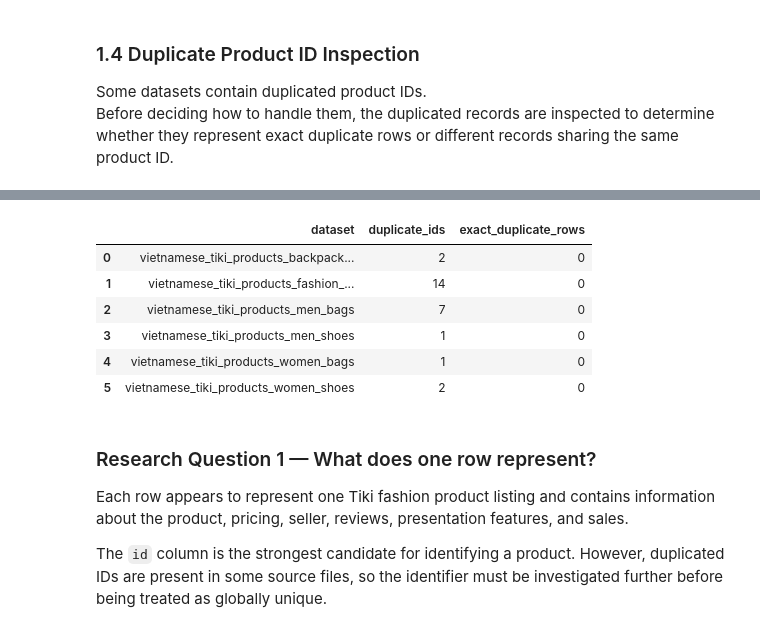
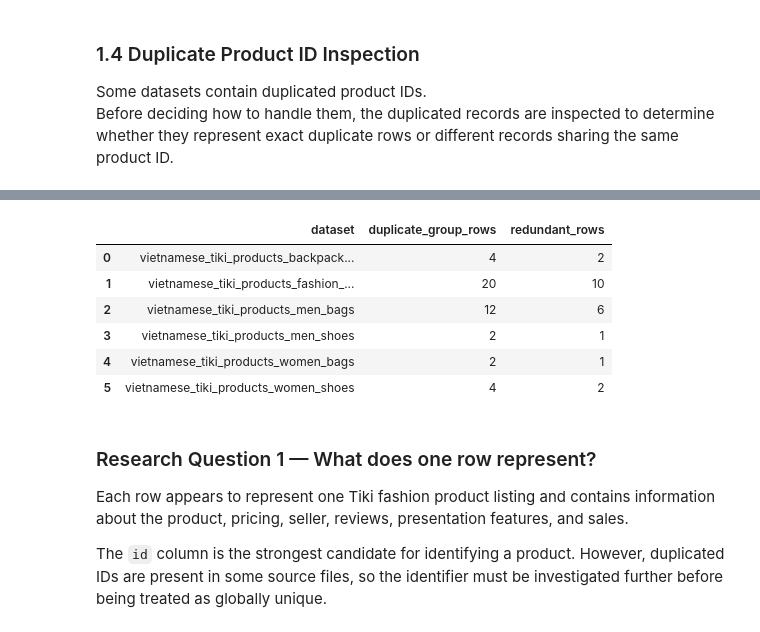
Before and after one commit to thuhien26/Tiki-ecommerce-analysis, a Jupyter notebook: notebooks/week01_eda.ipynb, the cells around one changed output, grey strips where cells are left out. Drawn from its saved outputs; the diff is of its cells as text; code cells hidden in the pictures.

Commit message:
feat: complete Week 1 data quality analysis

```diff
--- a/notebooks/week01_eda.ipynb
+++ b/notebooks/week01_eda.ipynb
@@ -239,16 +249,3 @@ vietnamese_tiki_products_women_shoes
 | 3095 | 3095 | 181997031 | Sandal nữ nhựa siêu bền mũi nhọn ... | Sandal nữ nhựa siêu bền mũi nhọn ... | 88000 | 88000 | dropship | OEM | ... |
 | 1552 | 1552 | 192490798 | Dép kẹp đế xuồng nhung 7f | Dép kẹp đế xuồng nhung 7fsize 35 ... | 109000 | 109000 | dropship | GPSHOP | ... |
 | 3578 | 3578 | 192490798 | Dép kẹp đế xuồng nhung 7f | Dép kẹp đế xuồng nhung 7fsize 35 ... | 109000 | 109000 | dropship | GPSHOP | ... |
-# %%
-duplicate_summary = []
-
-for name, df in datasets.items():
-    duplicate_summary.append({
-        "dataset": name,
-        "duplicate_ids": df["id"].duplicated().sum(),
-        "exact_duplicate_rows": df.duplicated().sum()
-    })
-
-duplicate_summary = pd.DataFrame(duplicate_summary)
-
-duplicate_summary
@@ -263,24 +252,36 @@ duplicate_summary
 # %%
-duplicate_summary = []
+# Count exact duplicate records after excluding the technical index column
+exact_duplicate_summary = []
 
 for name, df in datasets.items():
-    duplicate_summary.append({
+    comparison_columns = [
+        column for column in df.columns
+        if column != "Unnamed: 0"
+    ]
+
+    exact_duplicate_summary.append({
         "dataset": name,
-        "duplicate_ids": df["id"].duplicated().sum(),
-        "exact_duplicate_rows": df.duplicated().sum()
+        "duplicate_group_rows": df.duplicated(
+            subset=comparison_columns,
+            keep=False
+        ).sum(),
+        "redundant_rows": df.duplicated(
+            subset=comparison_columns,
+            keep="first"
+        ).sum()
     })
 
-duplicate_summary = pd.DataFrame(duplicate_summary)
+exact_duplicate_summary = pd.DataFrame(exact_duplicate_summary)
 
-duplicate_summary
+exact_duplicate_summary
 # %% [output]
-|  | dataset | duplicate_ids | exact_duplicate_rows |
-| 0 | vietnamese_tiki_products_backpack... | 2 | 0 |
-| 1 | vietnamese_tiki_products_fashion_... | 14 | 0 |
-| 2 | vietnamese_tiki_products_men_bags | 7 | 0 |
-| 3 | vietnamese_tiki_products_men_shoes | 1 | 0 |
-| 4 | vietnamese_tiki_products_women_bags | 1 | 0 |
-| 5 | vietnamese_tiki_products_women_shoes | 2 | 0 |
+|  | dataset | duplicate_group_rows | redundant_rows |
+| 0 | vietnamese_tiki_products_backpack... | 4 | 2 |
+| 1 | vietnamese_tiki_products_fashion_... | 20 | 10 |
+| 2 | vietnamese_tiki_products_men_bags | 12 | 6 |
+| 3 | vietnamese_tiki_products_men_shoes | 2 | 1 |
+| 4 | vietnamese_tiki_products_women_bags | 2 | 1 |
+| 5 | vietnamese_tiki_products_women_shoes | 4 | 2 |
 # %% [markdown]
 ### Research Question 1 — What does one row represent?
 
```
Also changed, not shown: parts of 41 cells of this notebook.
